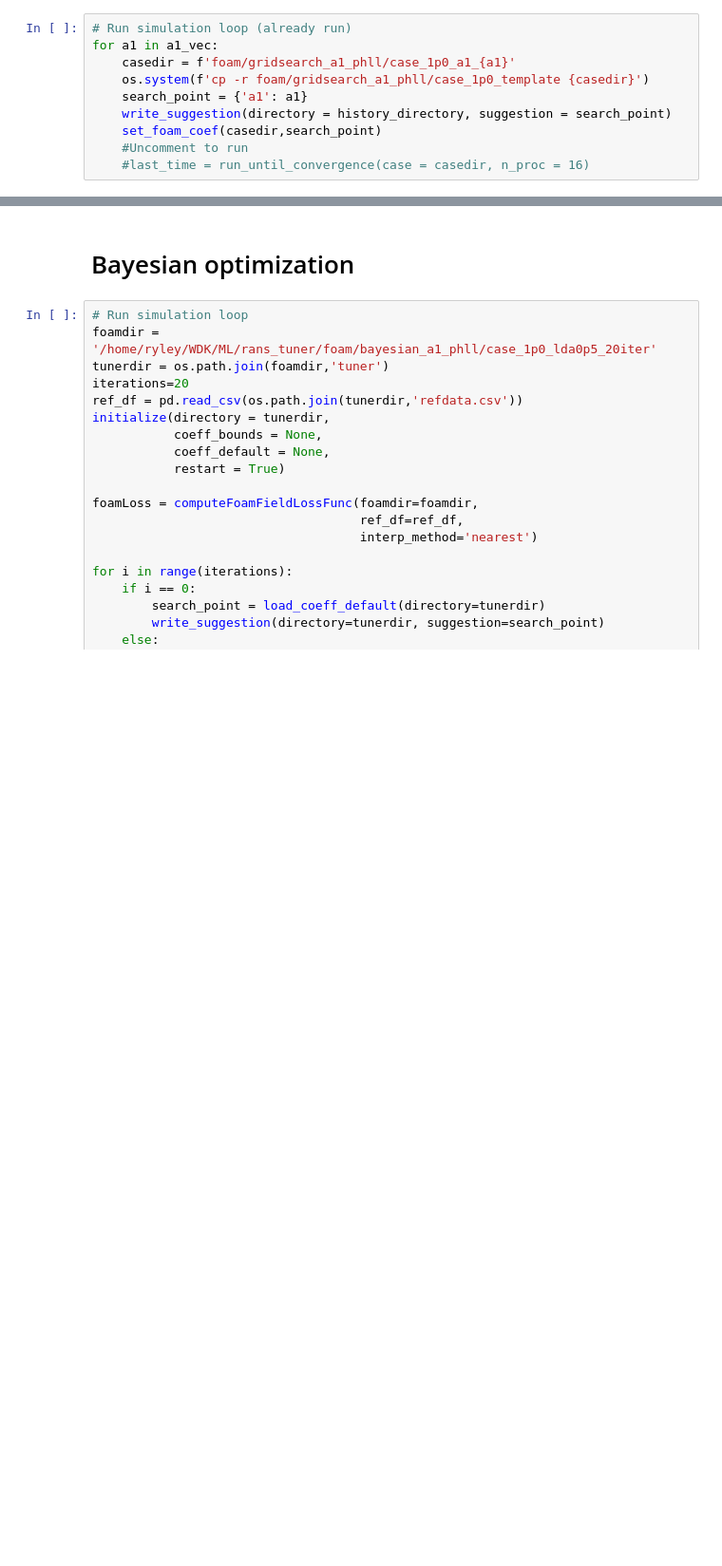
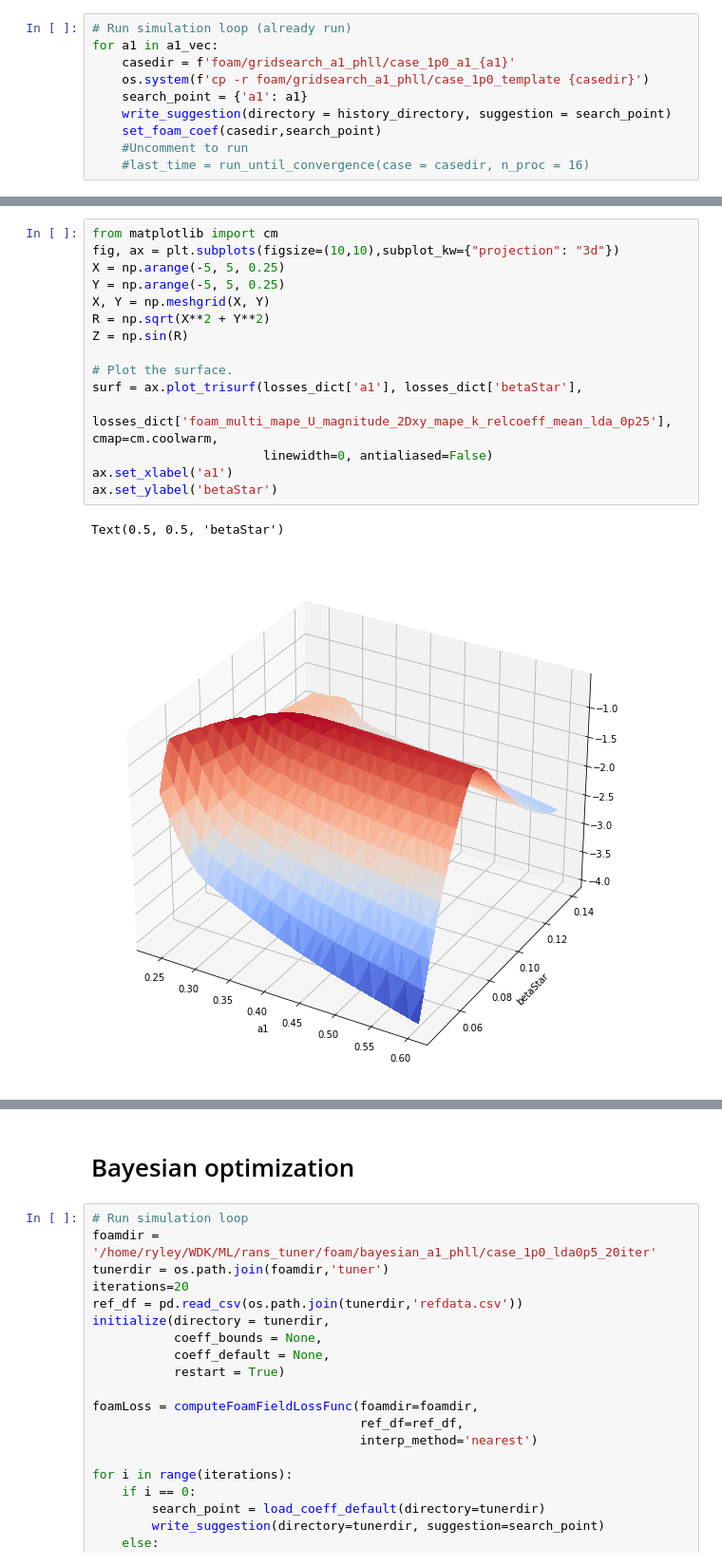
Before and after one commit to rmcconke/turbo-rans, a Jupyter notebook: periodichills.ipynb, the cells around one changed output, grey strips where cells are left out. Shown: that part at 95% size. Drawn from its saved outputs; the diff is of its cells as text; blank space fills up the shorter version.

```diff
--- a/periodichills.ipynb
+++ b/periodichills.ipynb
@@ -356,0 +352,18 @@ def load_history(historyfile):
+# %%
+from matplotlib import cm
+fig, ax = plt.subplots(figsize=(10,10),subplot_kw={"projection": "3d"})
+X = np.arange(-5, 5, 0.25)
+Y = np.arange(-5, 5, 0.25)
+X, Y = np.meshgrid(X, Y)
+R = np.sqrt(X**2 + Y**2)
+Z = np.sin(R)
+
+# Plot the surface.
+surf = ax.plot_trisurf(losses_dict['a1'], losses_dict['betaStar'],
+                       losses_dict['foam_multi_mape_U_magnitude_2Dxy_mape_k_relcoeff_mean_lda_0p25'], cmap=cm.coolwarm,
+                       linewidth=0, antialiased=False)
+ax.set_xlabel('a1')
+ax.set_ylabel('betaStar')
+# %% [output]
+Text(0.5, 0.5, 'betaStar')
+[figure, added]
```
Also changed, not shown: parts of 17 cells of this notebook, 1 other file.
